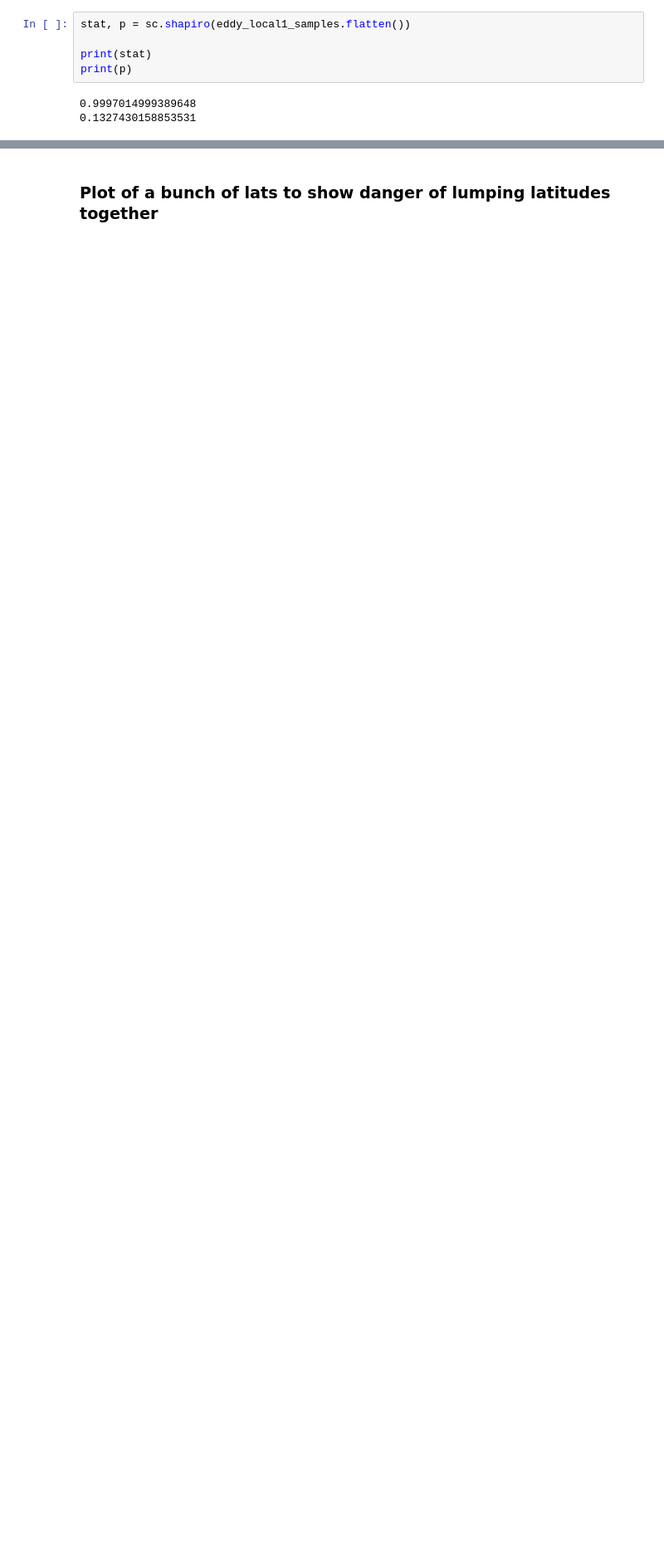
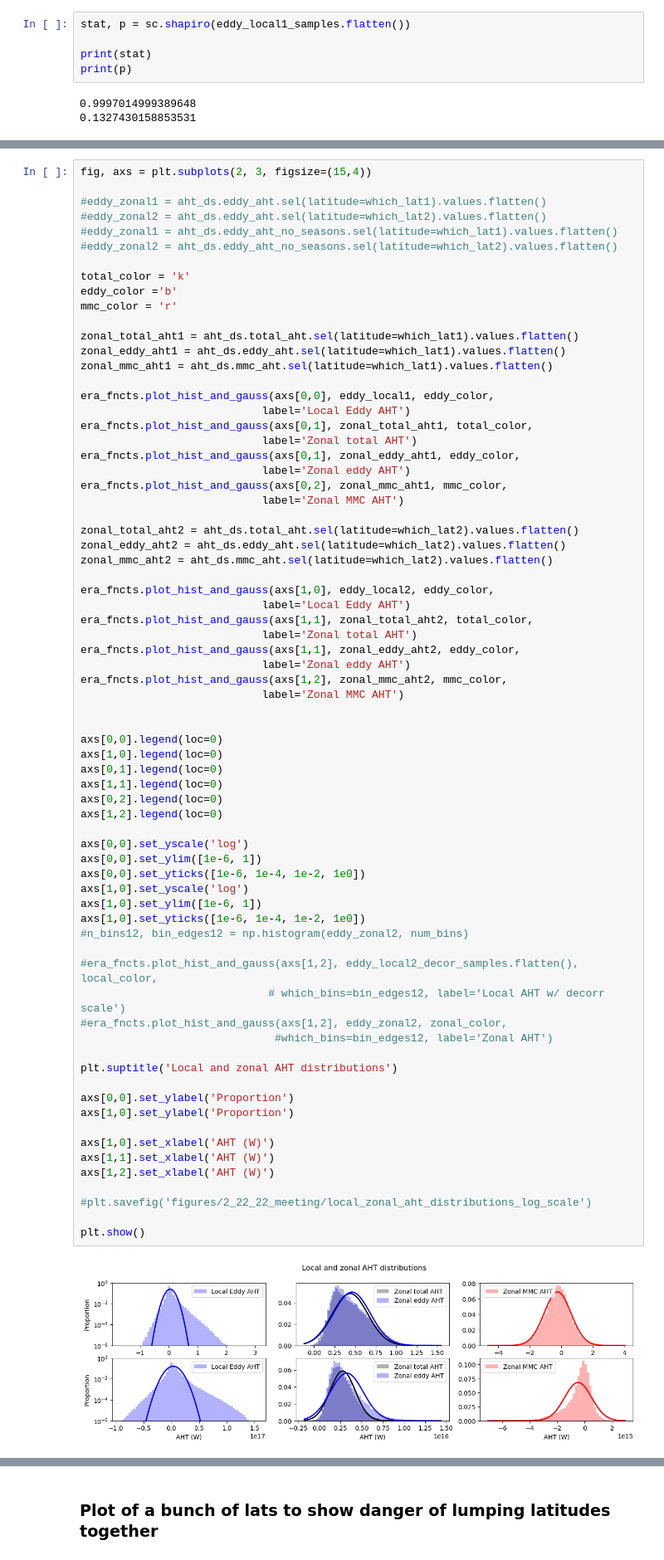
Before and after one commit to tylersc/ERA5_aht, a Jupyter notebook: AHT_distributions.ipynb, the cells around one changed output, grey strips where cells are left out. Shown at 83% size. Cells and saved outputs as stored; diff of their text form; blank space fills up the shorter version.

```diff
--- a/AHT_distributions.ipynb
+++ b/AHT_distributions.ipynb
@@ -248,0 +277,73 @@ plt.show()
+# %%
+fig, axs = plt.subplots(2, 3, figsize=(15,4))
+
+#eddy_zonal1 = aht_ds.eddy_aht.sel(latitude=which_lat1).values.flatten()
+#eddy_zonal2 = aht_ds.eddy_aht.sel(latitude=which_lat2).values.flatten()
+#eddy_zonal1 = aht_ds.eddy_aht_no_seasons.sel(latitude=which_lat1).values.flatten()
+#eddy_zonal2 = aht_ds.eddy_aht_no_seasons.sel(latitude=which_lat2).values.flatten()
+
+total_color = 'k'
+eddy_color ='b'
+mmc_color = 'r'
+
+zonal_total_aht1 = aht_ds.total_aht.sel(latitude=which_lat1).values.flatten()
+zonal_eddy_aht1 = aht_ds.eddy_aht.sel(latitude=which_lat1).values.flatten()
+zonal_mmc_aht1 = aht_ds.mmc_aht.sel(latitude=which_lat1).values.flatten()
+
+era_fncts.plot_hist_and_gauss(axs[0,0], eddy_local1, eddy_color,
+                            label='Local Eddy AHT')
+era_fncts.plot_hist_and_gauss(axs[0,1], zonal_total_aht1, total_color,
+                            label='Zonal total AHT')
+era_fncts.plot_hist_and_gauss(axs[0,1], zonal_eddy_aht1, eddy_color,
+                            label='Zonal eddy AHT')
+era_fncts.plot_hist_and_gauss(axs[0,2], zonal_mmc_aht1, mmc_color,
+                            label='Zonal MMC AHT')
+
+zonal_total_aht2 = aht_ds.total_aht.sel(latitude=which_lat2).values.flatten()
+zonal_eddy_aht2 = aht_ds.eddy_aht.sel(latitude=which_lat2).values.flatten()
+zonal_mmc_aht2 = aht_ds.mmc_aht.sel(latitude=which_lat2).values.flatten()
+
+era_fncts.plot_hist_and_gauss(axs[1,0], eddy_local2, eddy_color,
+                            label='Local Eddy AHT')
+era_fncts.plot_hist_and_gauss(axs[1,1], zonal_total_aht2, total_color,
+                            label='Zonal total AHT')
+era_fncts.plot_hist_and_gauss(axs[1,1], zonal_eddy_aht2, eddy_color,
+                            label='Zonal eddy AHT')
+era_fncts.plot_hist_and_gauss(axs[1,2], zonal_mmc_aht2, mmc_color,
+                            label='Zonal MMC AHT')
+
+
+axs[0,0].legend(loc=0)
+axs[1,0].legend(loc=0)
+axs[0,1].legend(loc=0)
+axs[1,1].legend(loc=0)
+axs[0,2].legend(loc=0)
+axs[1,2].legend(loc=0)
+
+axs[0,0].set_yscale('log')
+axs[0,0].set_ylim([1e-6, 1])
+axs[0,0].set_yticks([1e-6, 1e-4, 1e-2, 1e0])
+axs[1,0].set_yscale('log')
+axs[1,0].set_ylim([1e-6, 1])
+axs[1,0].set_yticks([1e-6, 1e-4, 1e-2, 1e0])
+#n_bins12, bin_edges12 = np.histogram(eddy_zonal2, num_bins)
+
+#era_fncts.plot_hist_and_gauss(axs[1,2], eddy_local2_decor_samples.flatten(), local_color,
+                             # which_bins=bin_edges12, label='Local AHT w/ decorr scale')
+#era_fncts.plot_hist_and_gauss(axs[1,2], eddy_zonal2, zonal_color,
+                              #which_bins=bin_edges12, label='Zonal AHT')
+
+plt.suptitle('Local and zonal AHT distributions')
+
+axs[0,0].set_ylabel('Proportion')
+axs[1,0].set_ylabel('Proportion')
+
+axs[1,0].set_xlabel('AHT (W)')
+axs[1,1].set_xlabel('AHT (W)')
+axs[1,2].set_xlabel('AHT (W)')
+
+#plt.savefig('figures/2_22_22_meeting/local_zonal_aht_distributions_log_scale')
+
+plt.show()
+# %% [output]
+[figure, added]
```
Also changed, not shown: parts of 7 cells of this notebook, 1 other file.
